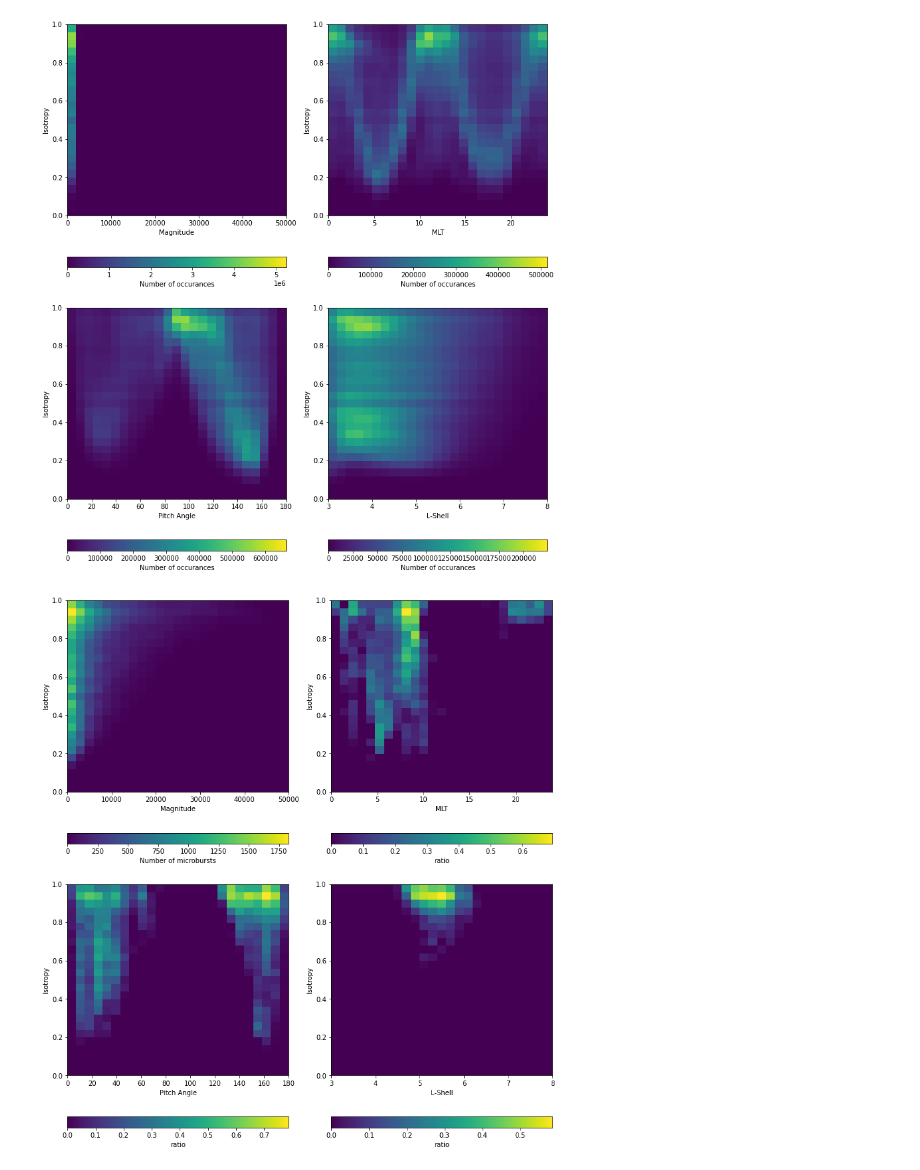
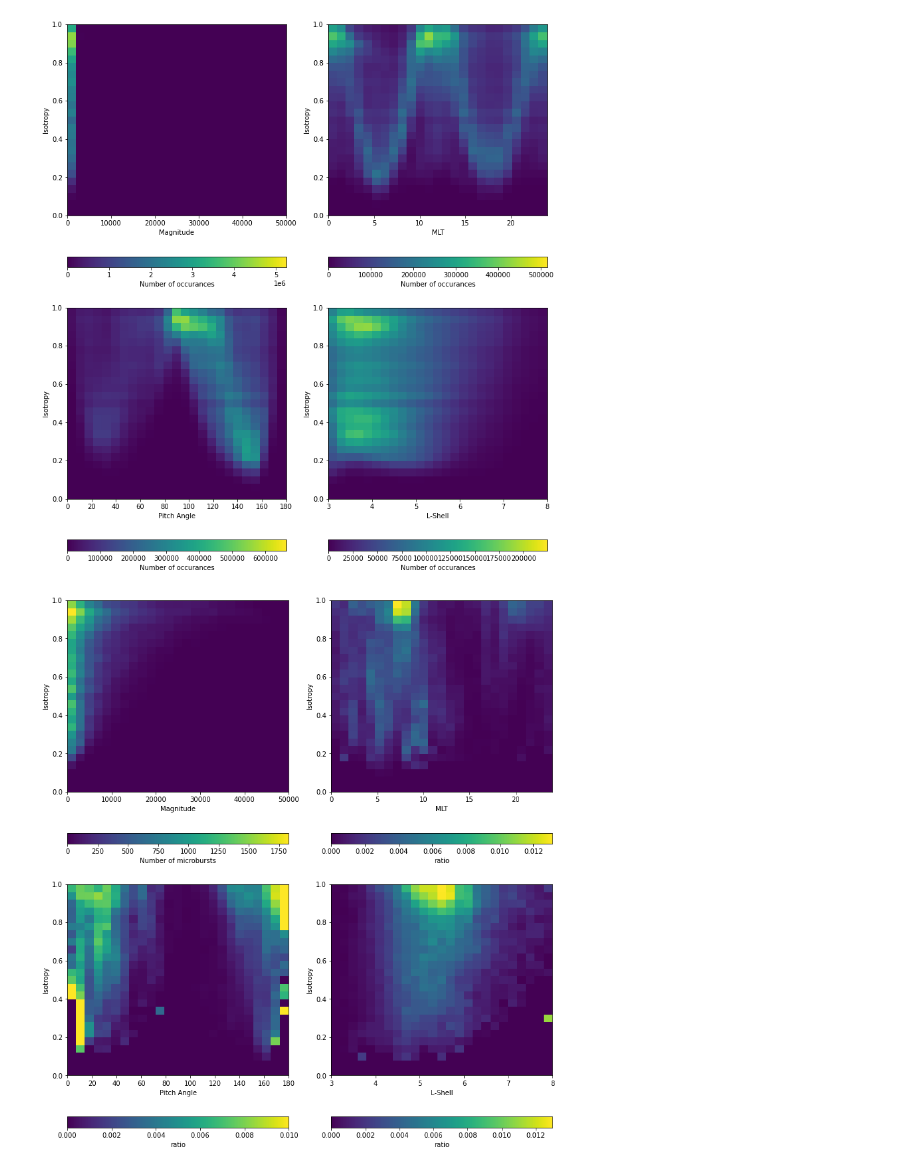
Before and after one commit to conradmr98/lasp-microburst-research, a Jupyter notebook: sampexlib/SAMPEX/Binned_Iso_HIST (year).ipynb, the cells around one changed output. Cells and saved outputs as stored; diff of their text form; code cells hidden in the pictures.

```diff
--- a/sampexlib/SAMPEX/Binned_Iso_HIST (year).ipynb
+++ b/sampexlib/SAMPEX/Binned_Iso_HIST (year).ipynb
@@ -183,39 +183,42 @@ plt.show()
 # %% [output]
 [figure]
 # %%
-#diff_MLT = H_IvMLT_BG - H_IvMLT_MB
-#diff_PA = H_IvPA_BG - H_IvPA_MB
-#diff_L = H_IvL_BG - H_IvL_MB
+ratio_MLT = H_IvMLT_MB / (H_IvMLT_BG+1)
+ratio_PA = H_IvPA_MB / (H_IvPA_BG+1)
+ratio_L = H_IvL_MB / (H_IvL_BG+1)
 
-diff_MLT = H_IvMLT_MB/np.max(H_IvMLT_MB) - H_IvMLT_BG/np.max(H_IvMLT_BG)
-diff_PA = H_IvPA_MB/np.max(H_IvPA_MB) - H_IvPA_BG/np.max(H_IvPA_BG)
-diff_L = H_IvL_MB/np.max(H_IvL_MB) - H_IvL_BG/np.max(H_IvL_BG)
+ratio_MLT_T = H_IvMLT_MB / (H_IvMLT_BG+H_IvMLT_MB+1)
+ratio_PA_T = H_IvPA_MB / (H_IvPA_BG+H_IvPA_MB+1)
+ratio_L_T = H_IvL_MB / (H_IvL_BG+H_IvL_MB+1)
 
+diff_MLT = H_IvMLT_BG - H_IvMLT_MB
+diff_PA = H_IvPA_BG - H_IvPA_MB
+diff_L = H_IvL_BG - H_IvL_MB
 
 
 _, ax = plt.subplots(2, 2, figsize=(11, 12))
 
 p_IvMag_MB = ax[0,0].pcolormesh(mag_bins, iso_bins, H_IvMag_MB.T, vmin=0)
 plt.colorbar(p_IvMag_MB, ax=ax[0,0], orientation='horizontal', label='Number of microbursts')
 ax[0,0].set_xlabel('Magnitude')
 ax[0,0].set_ylabel('Isotropy')
 
-p_diff_MLT = ax[0,1].pcolormesh(MLT_bins, iso_bins, diff_MLT.T, vmin=0)
-plt.colorbar(p_diff_MLT, ax=ax[0,1], orientation='horizontal', label='ratio')
+p_ratio_MLT = ax[0,1].pcolormesh(MLT_bins, iso_bins, ratio_MLT.T, vmin=0)
+plt.colorbar(p_ratio_MLT, ax=ax[0,1], orientation='horizontal', label='ratio')
 ax[0,1].set_xlabel('MLT')
 ax[0,1].set_ylabel('Isotropy')
 
-p_diff_PA = ax[1,0].pcolormesh(PA_bins, iso_bins, diff_PA.T, vmin=0)
-plt.colorbar(p_diff_PA, ax=ax[1,0], orientation='horizontal', label='ratio')
+p_ratio_PA = ax[1,0].pcolormesh(PA_bins, iso_bins, ratio_PA.T, vmin=0, vmax=0.01)
+plt.colorbar(p_ratio_PA, ax=ax[1,0], orientation='horizontal', label='ratio')
 ax[1,0].set_xlabel('Pitch Angle')
 ax[1,0].set_ylabel('Isotropy')
 
-p_diff_L = ax[1,1].pcolormesh(L_bins, iso_bins, diff_L.T, vmin=0)
-plt.colorbar(p_diff_L, ax=ax[1,1], orientation='horizontal', label='ratio')
+p_ratio_L = ax[1,1].pcolormesh(L_bins, iso_bins, ratio_L.T, vmin=0)
+plt.colorbar(p_ratio_L, ax=ax[1,1], orientation='horizontal', label='ratio')
 ax[1,1].set_xlabel('L-Shell')
 ax[1,1].set_ylabel('Isotropy')
 
 plt.tight_layout()
 plt.show()
 # %% [output]
-[figure, old version]
+[figure, new version]
```
Also changed, not shown: 1 other file.
